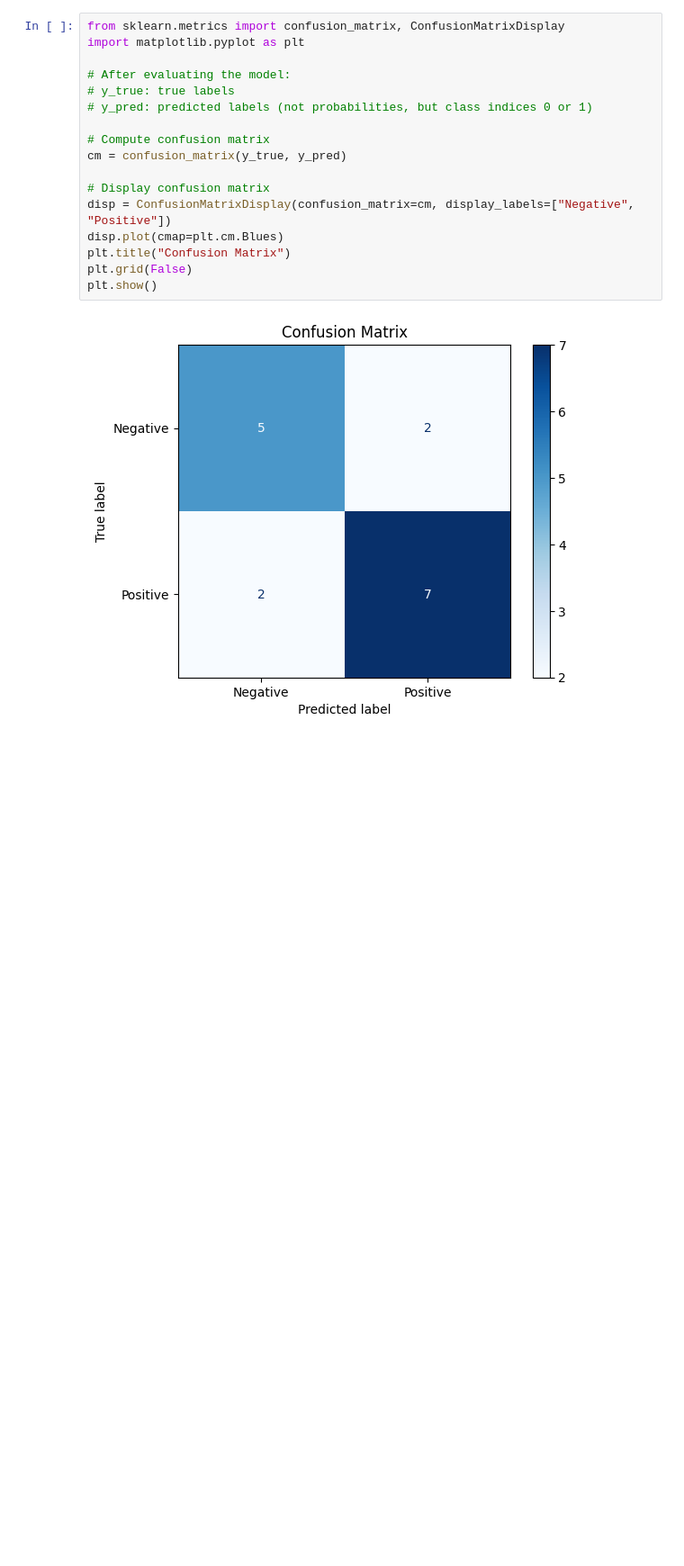
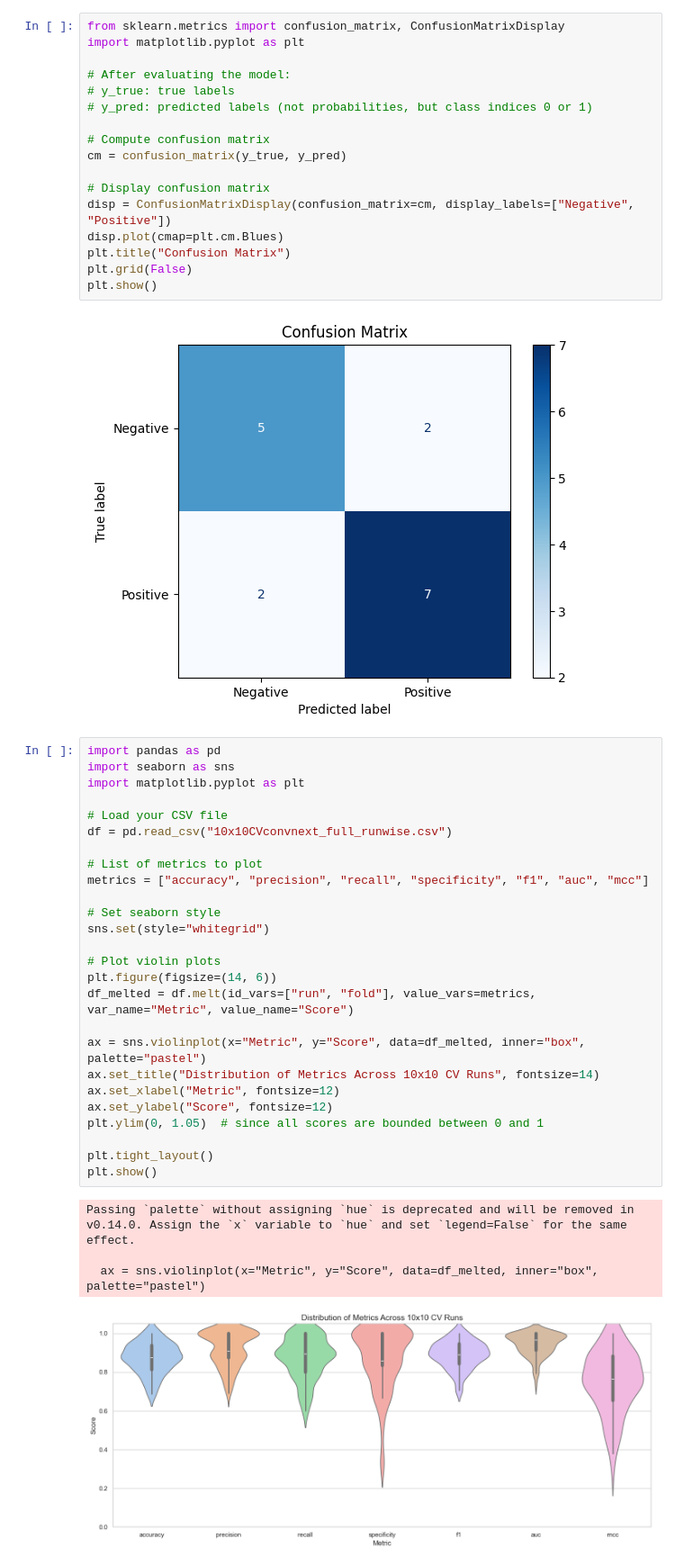
Before and after one commit to Ajithhh0/C19_Dissertation, a Jupyter notebook: pytorch_10x10cv_pytorch.ipynb, the cells around one changed output. Shown at 90% size. Saved outputs shown, nothing was run; the diff lists cells and outputs as text; blank space fills up the shorter version.

Commit message:
violin plots convnext-t

```diff
--- a/pytorch_10x10cv_pytorch.ipynb
+++ b/pytorch_10x10cv_pytorch.ipynb
@@ -321,3 +321,34 @@ plt.grid(False)
 plt.show()
 # %% [output]
 [figure]
+# %%
+import pandas as pd
+import seaborn as sns
+import matplotlib.pyplot as plt
+
+# Load your CSV file
+df = pd.read_csv("10x10CVconvnext_full_runwise.csv")
+
+# List of metrics to plot
+metrics = ["accuracy", "precision", "recall", "specificity", "f1", "auc", "mcc"]
+
+# Set seaborn style
+sns.set(style="whitegrid")
+
+# Plot violin plots
+plt.figure(figsize=(14, 6))
+df_melted = df.melt(id_vars=["run", "fold"], value_vars=metrics, var_name="Metric", value_name="Score")
+
+ax = sns.violinplot(x="Metric", y="Score", data=df_melted, inner="box", palette="pastel")
+ax.set_title("Distribution of Metrics Across 10x10 CV Runs", fontsize=14)
+ax.set_xlabel("Metric", fontsize=12)
+ax.set_ylabel("Score", fontsize=12)
+plt.ylim(0, 1.05)  # since all scores are bounded between 0 and 1
+
+plt.tight_layout()
+plt.show()
+# %% [output]
+Passing `palette` without assigning `hue` is deprecated and will be removed in v0.14.0. Assign the `x` variable to `hue` and set `legend=False` for the same effect.
+
+  ax = sns.violinplot(x="Metric", y="Score", data=df_melted, inner="box", palette="pastel")
+[figure, added]
```
